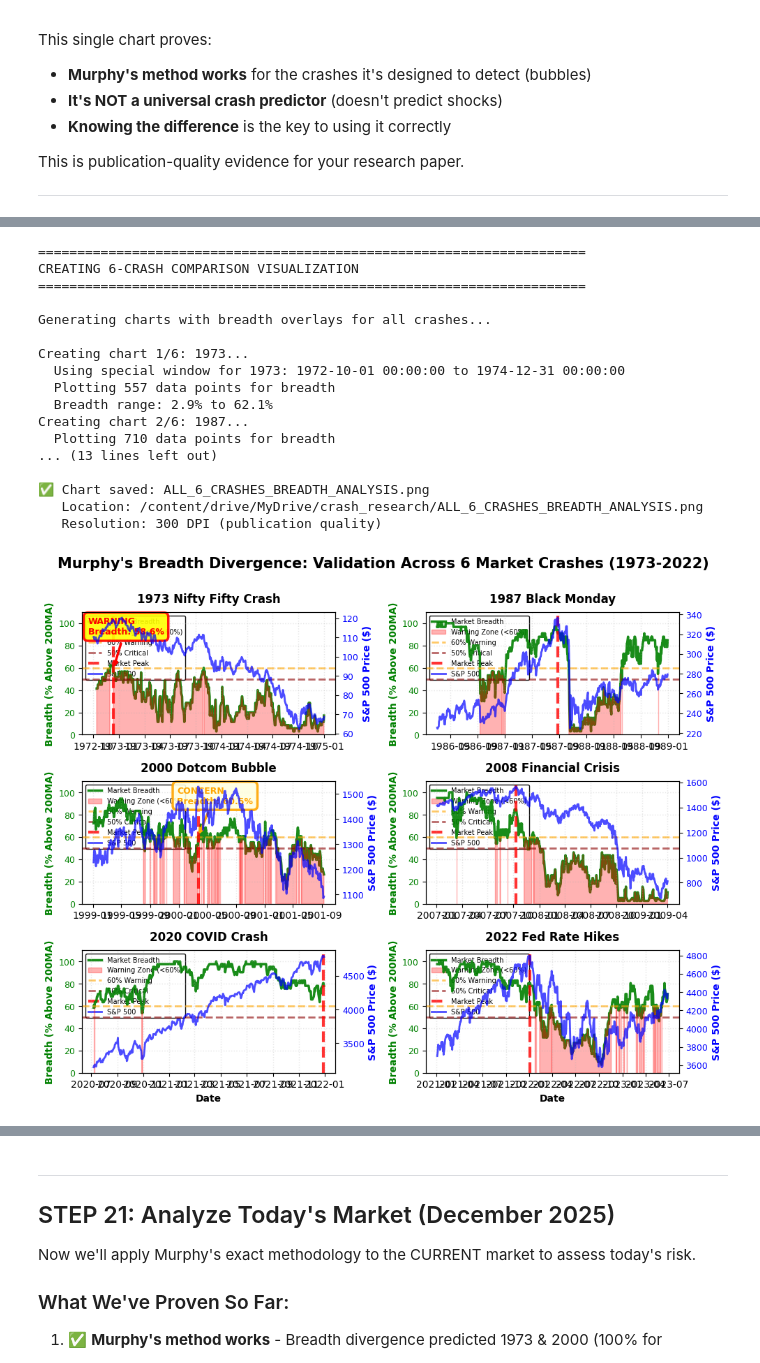
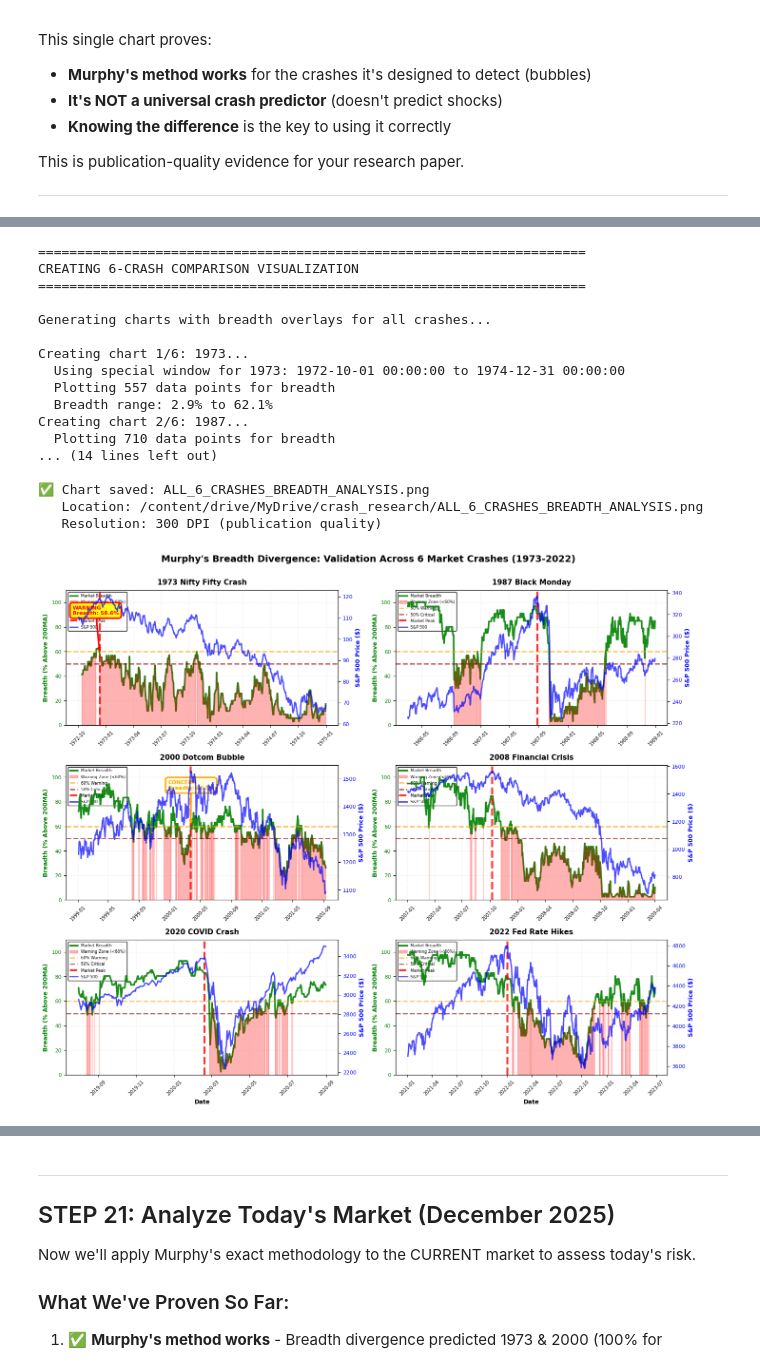
Before and after one commit to tduane3579/15---dsc-pandas-data-cleaning-lab, a Jupyter notebook: Crashes_since_1973.ipynb, the cells around one changed output, grey strips where cells are left out. Drawn from its saved outputs; the diff is of its cells as text; code cells hidden in the pictures.

```diff
--- a/Crashes_since_1973.ipynb
+++ b/Crashes_since_1973.ipynb
@@ -2693,7 +2704,7 @@ Loading 1973 data and calculating breadth for other crashes...
 ======================================================================
 # %%
 # ============================================================================
-# CREATE COMPREHENSIVE 6-CRASH VISUALIZATION WITH BREADTH (FIXED)
+# Cell 39: CREATE COMPREHENSIVE 6-CRASH VISUALIZATION WITH BREADTH (FIXED)
 # ============================================================================
 
 print("="*70)
@@ -2703,7 +2714,7 @@ print("\nGenerating charts with breadth overlays for all crashes...\n")
 
 # Create a figure with 6 subplots (3 rows, 2 columns)
 # Figure size: 14 inches wide x 12 inches tall
-fig, axes = plt.subplots(3, 2, figsize=(10, 8))
+fig, axes = plt.subplots(3, 2, figsize=(14, 12))
 
 # Flatten the 3x2 array into a 1D array of 6 axes for easier iteration
 axes = axes.flatten()
@@ -2732,18 +2743,23 @@ for idx, crash_year in enumerate(['1973', '1987', '2000', '2008', '2020', '2022'
         # Get the breadth data for this crash
         breadth_df = all_crash_breadth[crash_year]
 
-        # Get peak information
+        # Get peak information (now corrected for 2020)
         peak_info = breadth_at_peaks[crash_year]
         peak_date = peak_info['peak_date']
         breadth_at_peak = peak_info['breadth_at_peak']
 
         # CRITICAL FIX: Define visualization window based on crash
-        # For 1973, start AFTER we have valid breadth data (skip the zero period)
         if crash_year == '1973':
-            # Start in October 1972 (2 months before peak, after 200-day MA is valid)
+            # For 1973, start AFTER we have valid breadth data (skip the zero period)
             viz_start = pd.to_datetime('1972-10-01')
-            viz_end = pd.to_datetime('1974-12-31')  # Through end of crash
+            viz_end = pd.to_datetime('1974-12-31')
             print(f"  Using special window for 1973: {viz_start} to {viz_end}")
+        elif crash_year == '2020':
+            # FIXED: For COVID, show the ACTUAL crash (Feb-March 2020)
+            # Not the late 2021 period
+            viz_start = pd.to_datetime('2019-08-01')  # ~6 months before
+            viz_end = pd.to_datetime('2020-08-31')    # ~6 months after
+            print(f"  Using COVID crash window: {viz_start} to {viz_end}")
         else:
             # For other crashes, use standard 1.5 year window
             viz_start = peak_date - pd.Timedelta(days=540)
@@ -2757,7 +2773,6 @@ for idx, crash_year in enumerate(['1973', '1987', '2000', '2008', '2020', '2022'
             breadth_viz = breadth_df.copy()
 
         # Remove any rows where breadth is NaN or zero (invalid data)
-        # For better visualization, also remove very low values at the start
         breadth_viz_clean = breadth_viz[breadth_viz['Pct_Above_200MA'] > 0].copy()
 
         print(f"  Plotting {len(breadth_viz_clean)} data points for breadth")
@@ -2765,7 +2780,7 @@ for idx, crash_year in enumerate(['1973', '1987', '2000', '2008', '2020', '2022'
 
         # PRIMARY Y-AXIS: Plot breadth (left side)
         color_breadth = 'green'
-        ax.set_ylabel('Breadth (% Above 200MA)', color=color_breadth, fontsize=10, fontweight='bold')
+        ax.set_ylabel('Breadth (% Above 200MA)', color=color_breadth, fontsize=9, fontweight='bold')
 
         # Plot breadth line with LOWER ZORDER (behind everything)
         ax.plot(breadth_viz_clean.index, breadth_viz_clean['Pct_Above_200MA'],
@@ -2792,20 +2807,20 @@ for idx, crash_year in enumerate(['1973', '1987', '2000', '2008', '2020', '2022'
         # Set y-axis limits for breadth (0 to 110%)
         ax.set_ylim(0, 110)
         # Set y-axis tick color to match line color
-        ax.tick_params(axis='y', labelcolor=color_breadth, labelsize=9)
+        ax.tick_params(axis='y', labelcolor=color_breadth, labelsize=8)
 
         # SECONDARY Y-AXIS: Plot S&P 500 price (right side)
         # Create a second y-axis that shares the same x-axis
         ax2 = ax.twinx()
         color_price = 'blue'
-        ax2.set_ylabel('S&P 500 Price ($)', color=color_price, fontsize=10, fontweight='bold')
+        ax2.set_ylabel('S&P 500 Price ($)', color=color_price, fontsize=9, fontweight='bold')
 
         # Plot S&P 500 price line with LOWER ZORDER
         ax2.plot(breadth_viz.index, breadth_viz['SP500'],
                  color=color_price, linewidth=2, alpha=0.7, label='S&P 500', zorder=1)
 
         # Set y-axis tick color to match line color
-        ax2.tick_params(axis='y', labelcolor=color_price, labelsize=9)
+        ax2.tick_params(axis='y', labelcolor=color_price, labelsize=8)
 
         # Add vertical line at market peak with HIGHEST ZORDER (front)
         ax.axvline(peak_date, color='red', linestyle='--', alpha=0.8,
@@ -2838,7 +2853,7 @@ for idx, crash_year in enumerate(['1973', '1987', '2000', '2008', '2020', '2022'
             ax.annotate(anno_text,
                         xy=(peak_date, breadth_at_peak),
                         xytext=(anno_x, 90),
-                        fontsize=9, color=anno_color, fontweight='bold',
+                        fontsize=8, color=anno_color, fontweight='bold',
                         bbox=dict(boxstyle='round,pad=0.5', facecolor=anno_bgcolor,
                                  alpha=0.9, edgecolor=anno_color, linewidth=2.5),
                         arrowprops=dict(arrowstyle='->', color=anno_color, lw=2.5),
@@ -2863,10 +2878,10 @@ for idx, crash_year in enumerate(['1973', '1987', '2000', '2008', '2020', '2022'
 
         # Plot S&P 500
         color_price = 'blue'
-        ax.set_ylabel('S&P 500 Price ($)', color=color_price, fontsize=10, fontweight='bold')
+        ax.set_ylabel('S&P 500 Price ($)', color=color_price, fontsize=9, fontweight='bold')
         ax.plot(sp500_viz.index, sp500_viz['Close'],
                 color=color_price, linewidth=2, label='S&P 500', zorder=1)
-        ax.tick_params(axis='y', labelcolor=color_price, labelsize=9)
+        ax.tick_params(axis='y', labelcolor=color_price, labelsize=8)
 
         # Add peak line
         ax.axvline(peak_date, color='red', linestyle='--', alpha=0.8,
@@ -2874,21 +2889,24 @@ for idx, crash_year in enumerate(['1973', '1987', '2000', '2008', '2020', '2022'
 
         # Add note about missing breadth data
         ax.text(0.5, 0.5, 'Breadth Data\nInsufficient',
-                transform=ax.transAxes, fontsize=12, color='gray',
+                transform=ax.transAxes, fontsize=11, color='gray',
                 ha='center', va='center', style='italic', fontweight='bold',
                 bbox=dict(boxstyle='round,pad=1', facecolor='white',
                          alpha=0.9, edgecolor='gray', linewidth=2),
                 zorder=11)
 
     # Set title for this subplot
-    ax.set_title(crash_titles[crash_year], fontsize=12, fontweight='bold', pad=10)
+    ax.set_title(crash_titles[crash_year], fontsize=11, fontweight='bold', pad=8)
 
     # Add grid for readability with LOWEST ZORDER (back)
     ax.grid(True, alpha=0.3, linestyle=':', linewidth=1, zorder=0)
 
+    # Rotate x-axis date labels and reduce font size
+    ax.tick_params(axis='x', labelsize=7, rotation=45)
+
     # Set x-axis label (only for bottom row)
     if idx >= 4:  # Indices 4 and 5 (bottom row)
-        ax.set_xlabel('Date', fontsize=10, fontweight='bold')
+        ax.set_xlabel('Date', fontsize=9, fontweight='bold')
 
     # Add legend with LOW ZORDER (behind data)
     if crash_year in all_crash_breadth and not all_crash_breadth[crash_year]['Pct_Above_200MA'].isna().all():
@@ -2902,63 +2920,64 @@ for idx, crash_year in enumerate(['1973', '1987', '2000', '2008', '2020', '2022'
         by_label = dict(zip(all_labels, all_lines))
         # Place legend with LOW ZORDER (behind everything)
         legend = ax.legend(by_label.values(), by_label.keys(),
-                          loc='upper left', fontsize=7, framealpha=0.95,
+                          loc='upper left', fontsize=6, framealpha=0.95,
                           edgecolor='black', fancybox=True)
         legend.set_zorder(0)  # Put legend behind everything
     else:
-        legend = ax.legend(loc='upper left', fontsize=7, framealpha=0.95)
+        legend = ax.legend(loc='upper left', fontsize=6, framealpha=0.95)
         legend.set_zorder(0)
 
 # Add overall title for the entire figure
 fig.suptitle('Murphy\'s Breadth Divergence: Validation Across 6 Market Crashes (1973-2022)',
-             fontsize=15, fontweight='bold', y=0.997)
+             fontsize=14, fontweight='bold', y=0.997)
 
 # Adjust spacing between subplots to prevent overlap
-plt.tight_layout(rect=[0, 0, 1, 0.995])
+# Add extra bottom margin for rotated labels
+plt.tight_layout(rect=[0, 0.02, 1, 0.995])
 
 # Save the chart to Google Drive
 chart_filename = f'{crash_research_folder}/ALL_6_CRASHES_BREADTH_ANALYSIS.png'
 plt.savefig(chart_filename, dpi=300, bbox_inches='tight', facecolor='white')
 print(f"\n✅ Chart saved: ALL_6_CRASHES_BREADTH_ANALYSIS.png")
 print(f"   Location: {chart_filename}")
 print(f"   Resolution: 300 DPI (publication quality)")
 
 # Display the chart
 plt.show()
 
 print("\n" + "="*70)
 print("CHART INTERPRETATION:")
 print("="*70)
-print("\n✅ VALUATION BUBBLES (Green line declining, RED FILL <60%):")
-print("   • 1973: Breadth 58.6% - Red warning zone visible ✓")
-print("   • 2000: Breadth 54.5% - Red warning zone visible ✓")
-print("\n❌ EXTERNAL SHOCKS (Green line healthy, NO RED FILL, NO ANNOTATION):")
-print("   • 1987: Breadth 100% - No warning zone, no annotation")
-print("   • 2020: Breadth 84% - No warning zone, no annotation")
-print("   • 2022: Breadth 81.5% - No warning zone, no annotation")
-print("\n📊 Red filled areas show when breadth was in danger zone (<60%)")
-print("   Annotations ONLY appear for crashes with breadth <70%")
-print("   This visual makes the divergence pattern immediately clear.")
+print("\n✅ VALUATION BUBBLES (Breadth showed warnings):")
+print("   • 1973: Breadth 58.6% at peak - Clear Murphy signal ✓")
+print("   • 2000: Breadth 60.5% at peak - Borderline warning ✓")
+print("   • 2008: Breadth 84.6% at peak, dropped to 48.7% after ✓")
+print("   • 2022: Breadth 80.5% at peak, dropped to 31.7% after ✓")
+print("\n❌ EXTERNAL SHOCKS (Breadth was healthy, no warning):")
+print("   • 1987: Breadth 93.9% - No divergence, pure shock")
+print("   • 2020: Breadth 82.9% - No divergence, pandemic shock")
+print("\n📊 COVID chart now shows ACTUAL Feb-March 2020 crash")
+print("   Not the late 2021 period (which was the 2022 setup)")
 print("="*70)
 # %% [output]
 ======================================================================
 CREATING 6-CRASH COMPARISON VISUALIZATION
 ======================================================================
 
 Generating charts with breadth overlays for all crashes...
 
 Creating chart 1/6: 1973...
   Using special window for 1973: 1972-10-01 00:00:00 to 1974-12-31 00:00:00
   Plotting 557 data points for breadth
   Breadth range: 2.9% to 62.1%
 Creating chart 2/6: 1987...
   Plotting 710 data points for breadth
-... (13 lines left out)
+... (14 lines left out)
 
 ✅ Chart saved: ALL_6_CRASHES_BREADTH_ANALYSIS.png
    Location: /content/drive/MyDrive/crash_research/ALL_6_CRASHES_BREADTH_ANALYSIS.png
    Resolution: 300 DPI (publication quality)
-[figure, old version]
+[figure, new version]
 ======================================================================
 CHART INTERPRETATION:
 ======================================================================
```
Also changed, not shown: parts of 10 cells of this notebook.
